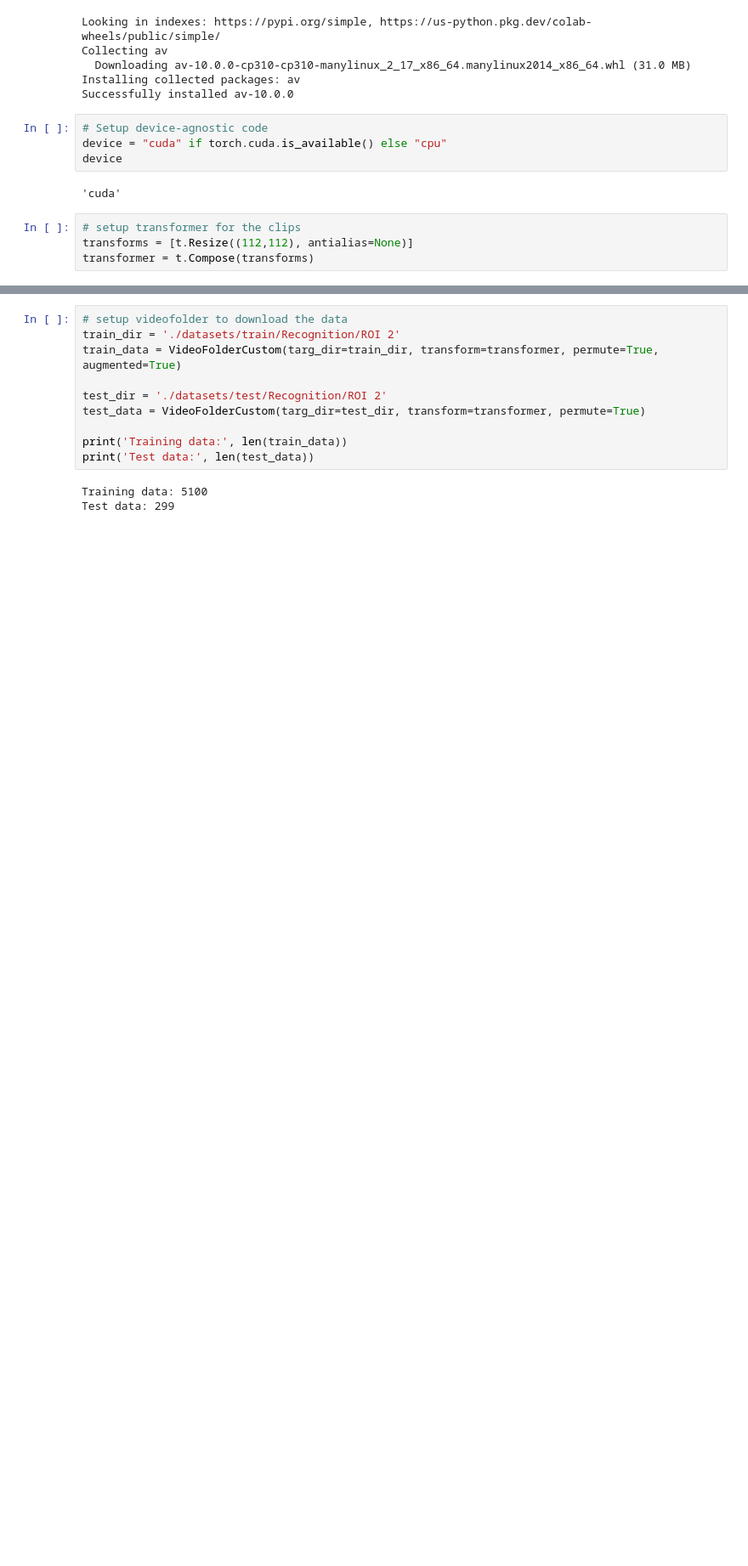
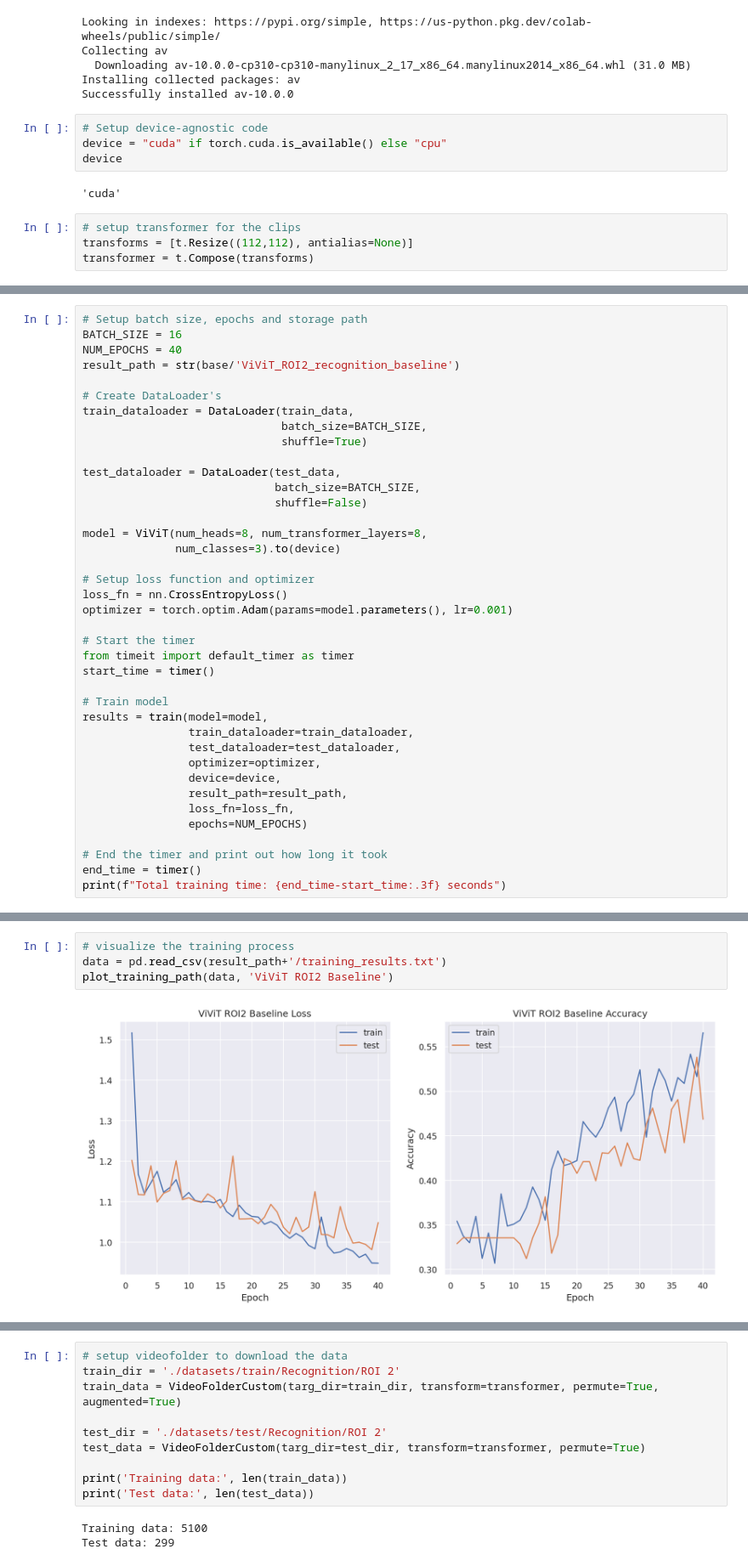
Before and after one commit to ericbanzuzi/Thesis-DL-LC, a Jupyter notebook: notebooks/ViViT_results.ipynb, the cells around one changed output, grey strips where cells are left out. Shown at 85% size. Drawn from its saved outputs; the diff is of its cells as text; blank space fills up the shorter version.

```diff
--- a/notebooks/ViViT_results.ipynb
+++ b/notebooks/ViViT_results.ipynb
@@ -57,0 +84,39 @@ transformer = t.Compose(transforms)
+# %%
+# Setup batch size, epochs and storage path
+BATCH_SIZE = 16
+NUM_EPOCHS = 40
+result_path = str(base/'ViViT_ROI2_recognition_baseline')
+
+# Create DataLoader's
+train_dataloader = DataLoader(train_data,
+                              batch_size=BATCH_SIZE,
+                              shuffle=True)
+
+test_dataloader = DataLoader(test_data,
+                             batch_size=BATCH_SIZE,
+                             shuffle=False)
+
+model = ViViT(num_heads=8, num_transformer_layers=8,
+              num_classes=3).to(device)
+
+# Setup loss function and optimizer
+loss_fn = nn.CrossEntropyLoss()
+optimizer = torch.optim.Adam(params=model.parameters(), lr=0.001)
+
+# Start the timer
+from timeit import default_timer as timer
+start_time = timer()
+
+# Train model
+results = train(model=model,
+                train_dataloader=train_dataloader,
+                test_dataloader=test_dataloader,
+                optimizer=optimizer,
+                device=device,
+                result_path=result_path,
+                loss_fn=loss_fn,
+                epochs=NUM_EPOCHS)
+
+# End the timer and print out how long it took
+end_time = timer()
+print(f"Total training time: {end_time-start_time:.3f} seconds")
@@ -57,0 +137,6 @@ transformer = t.Compose(transforms)
+# %%
+# visualize the training process
+data = pd.read_csv(result_path+'/training_results.txt')
+plot_training_path(data, 'ViViT ROI2 Baseline')
+# %% [output]
+[figure, added]
```
Also changed, not shown: parts of 29 cells of this notebook.
